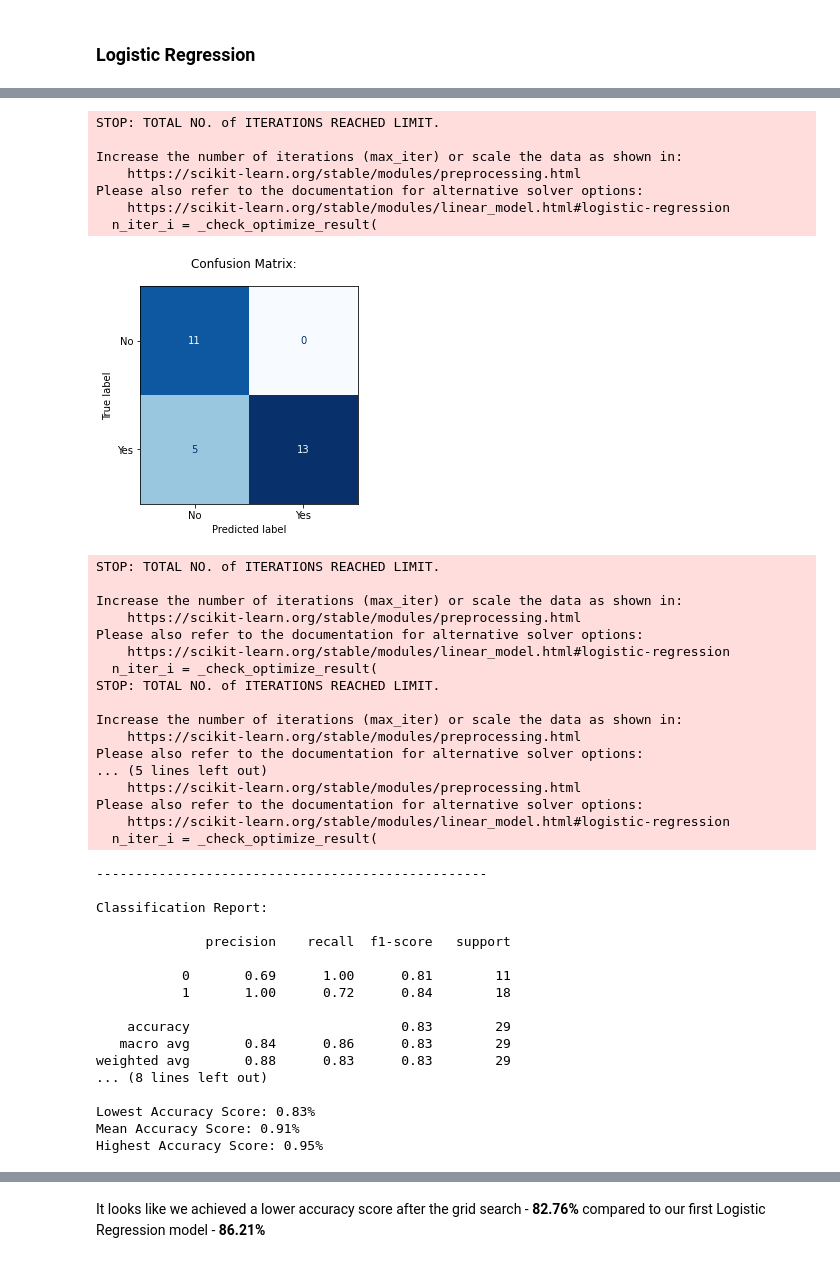
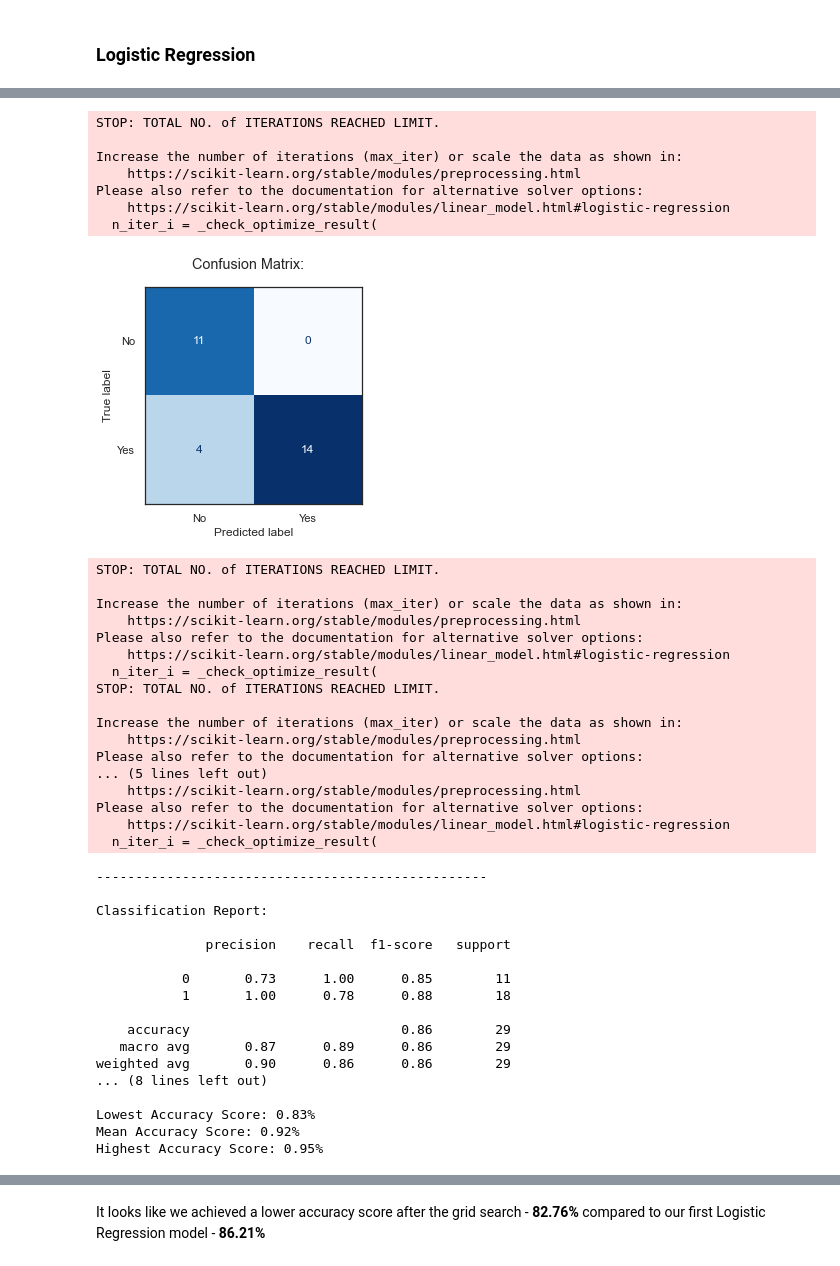
Before and after one commit to MarkJasonE/MentalHealthInTech, a Jupyter notebook: Mental Health In Tech - OSMI 2020.ipynb, the cells around one changed output, grey strips where cells are left out. Cells and saved outputs as stored; diff of their text form; code cells hidden in the pictures.

```diff
--- a/Mental Health In Tech - OSMI 2020.ipynb
+++ b/Mental Health In Tech - OSMI 2020.ipynb
@@ -1009,7 +999,7 @@ TODO:
 ### (i) Distribution of respondents across company size
 # %%
 x_tick_labels = ["1-5", "6-25", "26-100", "101-500", "501-1000", "1000+"]
-sns.set_theme(style="darkgrid")
+sns.set_theme(style="whitegrid")
 
 plt.figure(figsize=(10, 7))
 ax = sns.countplot(x=surveyC1["num_employees"], palette="pastel")
@@ -1241,6 +1231,8 @@ def eval_model(model, X_train=X_train, y_train=y_train, X_test=X_test, y_test=y_
     print("Lowest Accuracy Score: {:.2f}%".format(score.min()))
     print("Mean Accuracy Score: {:.2f}%".format(score.mean()))
     print("Highest Accuracy Score: {:.2f}%".format(score.max()))
+
+sns.set_theme(style="white")
 # %% [markdown]
 # Train Classifiers
 # %% [markdown]
@@ -1398,16 +1461,16 @@ logr_search.best_params_
 # %%
 #Train a new Logistic Regression with the best parameters from grid search
-logr_clf2 = LogisticRegression(C=3, max_iter=150, random_state=42)
+logr_clf2 = LogisticRegression(C=2, max_iter=150, random_state=42)
 eval_model(logr_clf2, model_name="Logistic Regression after Grid Search")
 # %% [output]
 STOP: TOTAL NO. of ITERATIONS REACHED LIMIT.
 
 Increase the number of iterations (max_iter) or scale the data as shown in:
     https://scikit-learn.org/stable/modules/preprocessing.html
 Please also refer to the documentation for alternative solver options:
     https://scikit-learn.org/stable/modules/linear_model.html#logistic-regression
   n_iter_i = _check_optimize_result(
-[figure, old version]
+[figure, new version]
 STOP: TOTAL NO. of ITERATIONS REACHED LIMIT.
 
 Increase the number of iterations (max_iter) or scale the data as shown in:
@@ -1431,16 +1494,16 @@ Classification Report:
 
               precision    recall  f1-score   support
 
-           0       0.69      1.00      0.81        11
-           1       1.00      0.72      0.84        18
+           0       0.73      1.00      0.85        11
+           1       1.00      0.78      0.88        18
 
-    accuracy                           0.83        29
-   macro avg       0.84      0.86      0.83        29
-weighted avg       0.88      0.83      0.83        29
+    accuracy                           0.86        29
+   macro avg       0.87      0.89      0.86        29
+weighted avg       0.90      0.86      0.86        29
 ... (8 lines left out)
 
 Lowest Accuracy Score: 0.83%
-Mean Accuracy Score: 0.91%
+Mean Accuracy Score: 0.92%
 Highest Accuracy Score: 0.95%
 STOP: TOTAL NO. of ITERATIONS REACHED LIMIT.
 
```
Also changed, not shown: parts of 10 cells of this notebook.
